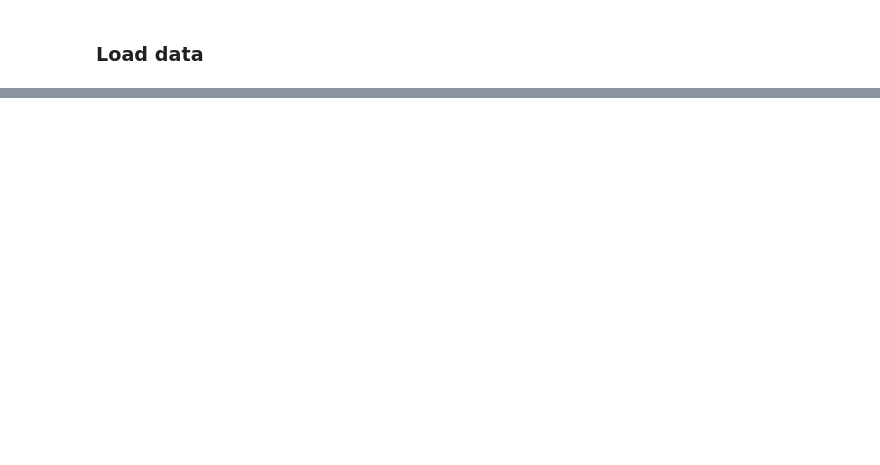
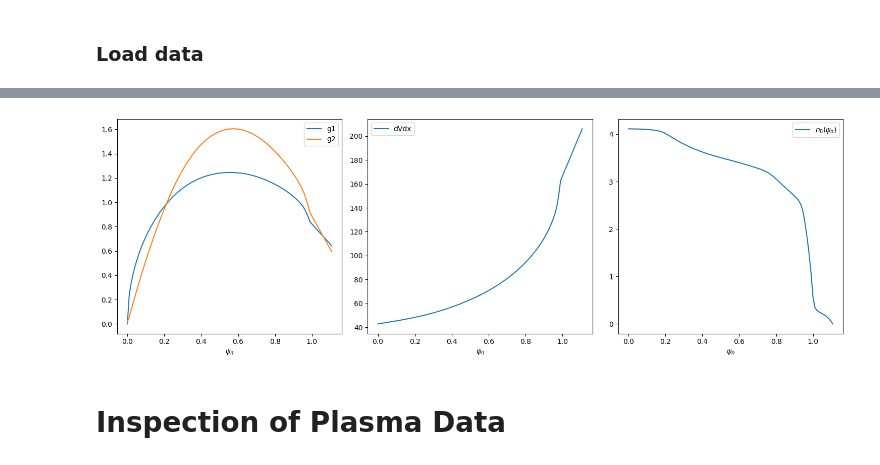
Before and after one commit to MEGAjosni/Master-Thesis, a Jupyter notebook: scripts/Plasma-Playground.ipynb, the cells around one changed output, grey strips where cells are left out. Cells and saved outputs as stored; diff of their text form; code cells hidden in the pictures; blank space fills up the shorter version.

```diff
--- a/scripts/Plasma-Playground.ipynb
+++ b/scripts/Plasma-Playground.ipynb
@@ -15,0 +97,22 @@ data = {key: data_files[key] for key in data_files.files}
+# %%
+fig, axes = plt.subplots(1, 3, figsize=(15, 5))
+
+axes[0].plot(psi_n, g1, label='g1')
+axes[0].plot(psi_n, g2, label='g2')
+axes[0].set_xlabel(r'$\psi_n$')
+axes[0].legend()
+
+axes[1].plot(psi_n, dVdx, label='dVdx')
+axes[1].set_xlabel(r'$\psi_n$')
+axes[1].legend()
+
+axes[2].plot(psi_n, n0, label=r'$n_0(\psi_n)$')
+axes[2].set_xlabel(r'$\psi_n$')
+axes[2].legend()
+
+plt.tight_layout()
+plt.show()
+# %% [output]
+[figure, added]
+# %% [markdown]
+# Inspection of Plasma Data
```
Also changed, not shown: parts of 35 cells of this notebook, 6 other files.
